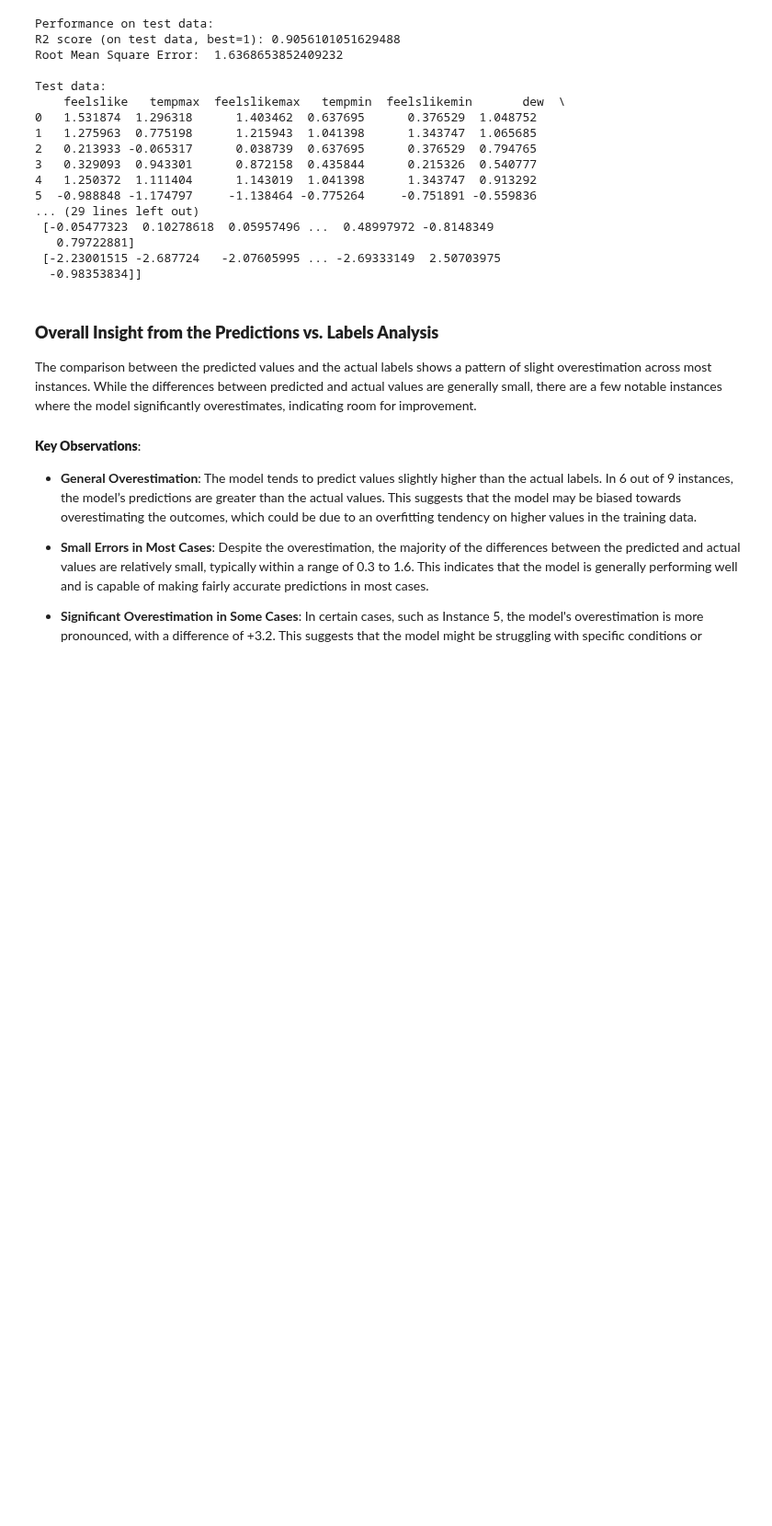
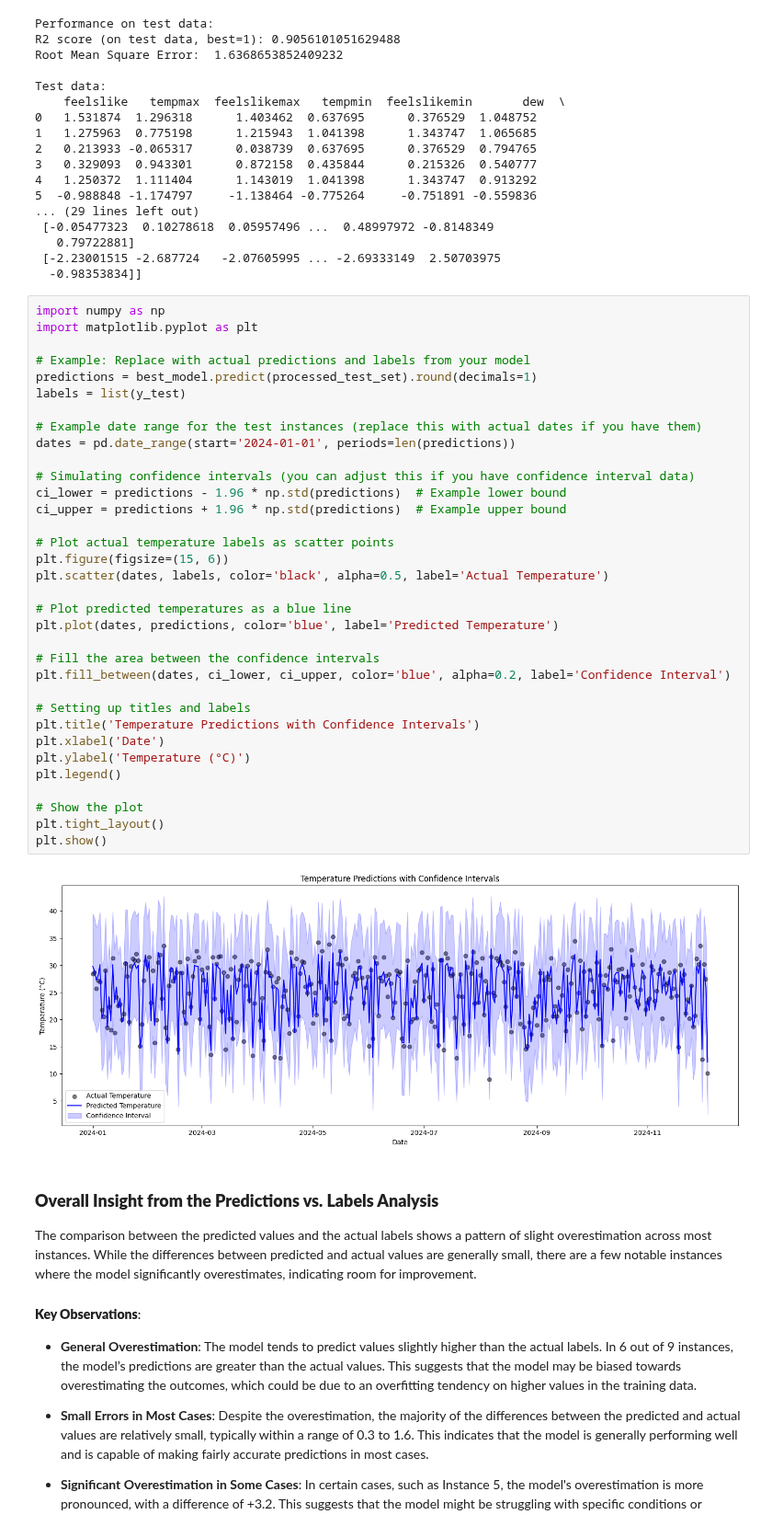
Before and after one commit to lbibi1805-dot/ML_WEATHER_PREDICTION, a Jupyter notebook: team_01.ipynb, the cells around one changed output. Shown at 92% size. Drawn from its saved outputs; the diff is of its cells as text; blank space fills up the shorter version.

Commit message:
update prediction plot

```diff
--- a/team_01.ipynb
+++ b/team_01.ipynb
@@ -1327,6 +1529,42 @@ Test data:
    0.79722881]
  [-2.23001515 -2.687724   -2.07605995 ... -2.69333149  2.50703975
   -0.98353834]]
+# %%
+import numpy as np
+import matplotlib.pyplot as plt
+
+# Example: Replace with actual predictions and labels from your model
+predictions = best_model.predict(processed_test_set).round(decimals=1)
+labels = list(y_test)
+
+# Example date range for the test instances (replace this with actual dates if you have them)
+dates = pd.date_range(start='2024-01-01', periods=len(predictions))
+
+# Simulating confidence intervals (you can adjust this if you have confidence interval data)
+ci_lower = predictions - 1.96 * np.std(predictions)  # Example lower bound
+ci_upper = predictions + 1.96 * np.std(predictions)  # Example upper bound
+
+# Plot actual temperature labels as scatter points
+plt.figure(figsize=(15, 6))
+plt.scatter(dates, labels, color='black', alpha=0.5, label='Actual Temperature')
+
+# Plot predicted temperatures as a blue line
+plt.plot(dates, predictions, color='blue', label='Predicted Temperature')
+
+# Fill the area between the confidence intervals
+plt.fill_between(dates, ci_lower, ci_upper, color='blue', alpha=0.2, label='Confidence Interval')
+
+# Setting up titles and labels
+plt.title('Temperature Predictions with Confidence Intervals')
+plt.xlabel('Date')
+plt.ylabel('Temperature (°C)')
+plt.legend()
+
+# Show the plot
+plt.tight_layout()
+plt.show()
+# %% [output]
+[figure, added]
 # %% [markdown]
 ### **Overall Insight from the Predictions vs. Labels Analysis**
 
```
Also changed, not shown: parts of 20 cells of this notebook, 13 other files.
